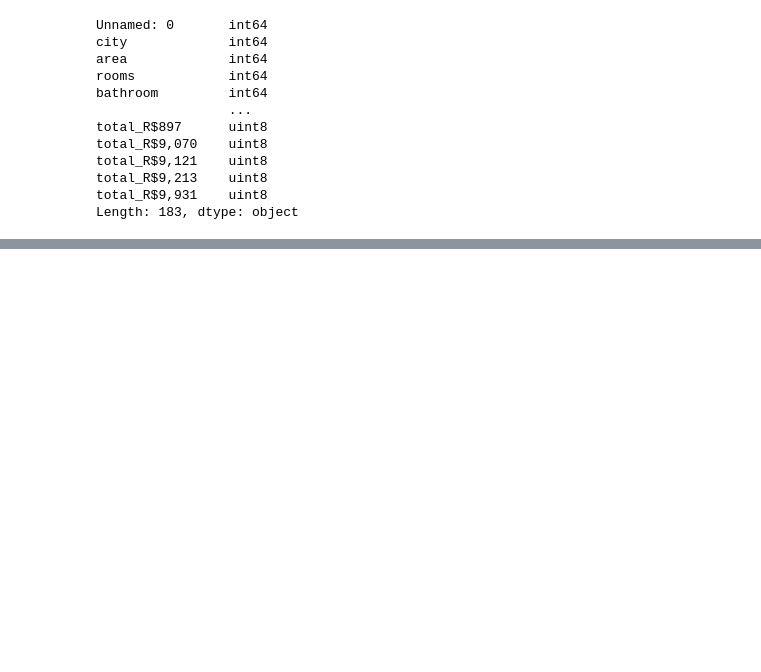
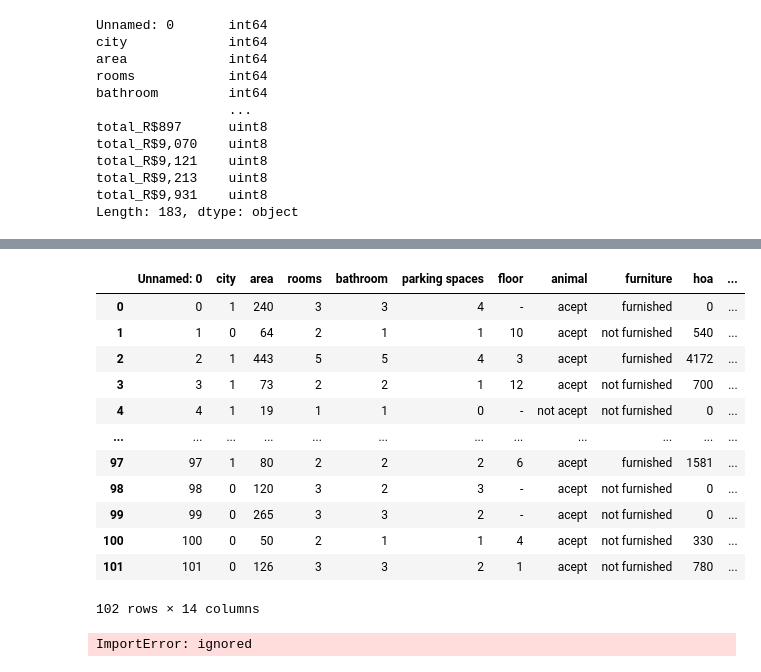
Before and after one commit to Gail529/Machine-Learning-, a Jupyter notebook: Untitled6.ipynb, the cells around one changed output, grey strips where cells are left out. Cells and saved outputs as stored; diff of their text form; code cells hidden in the pictures; blank space fills up the shorter version.

```diff
--- a/Untitled6.ipynb
+++ b/Untitled6.ipynb
@@ -32,0 +120,4 @@ data=pd.get_dummies( data , columns=['total'])
+# %%
+data['rent amount']=data['rent amount'].replace({'R':'','\$':'',',':''},regex=True)
+# %%
+data['property tax']=data['property tax'].replace({'R':'','\$':'',',':''},regex=True)
@@ -32,0 +128,23 @@ data=pd.get_dummies( data , columns=['total'])
+# %%
+data.dropna(axis=0)
+# %% [output]
+|  | Unnamed: 0 | city | area | rooms | bathroom | parking spaces | floor | animal | furniture | hoa | ... |
+| 0 | 0 | 1 | 240 | 3 | 3 | 4 | - | acept | furnished | 0 | ... |
+| 1 | 1 | 0 | 64 | 2 | 1 | 1 | 10 | acept | not furnished | 540 | ... |
+| 2 | 2 | 1 | 443 | 5 | 5 | 4 | 3 | acept | furnished | 4172 | ... |
+| 3 | 3 | 1 | 73 | 2 | 2 | 1 | 12 | acept | not furnished | 700 | ... |
+| 4 | 4 | 1 | 19 | 1 | 1 | 0 | - | not acept | not furnished | 0 | ... |
+| ... | ... | ... | ... | ... | ... | ... | ... | ... | ... | ... | ... |
+| 97 | 97 | 1 | 80 | 2 | 2 | 2 | 6 | acept | furnished | 1581 | ... |
+| 98 | 98 | 0 | 120 | 3 | 2 | 3 | - | acept | not furnished | 0 | ... |
+| 99 | 99 | 0 | 265 | 3 | 3 | 2 | - | acept | not furnished | 0 | ... |
+| 100 | 100 | 0 | 50 | 2 | 1 | 1 | 4 | acept | not furnished | 330 | ... |
+| 101 | 101 | 0 | 126 | 3 | 3 | 2 | 1 | acept | not furnished | 780 | ... |
+102 rows × 14 columns
+# %%
+from sklearn.preprocessing import Imputer
+imputer=Imputer(missing_values="-",strategy="mean",axis=0)
+imputer=imputer.fit(data.iloc[:,1:7])
+imputer=imputer.transform
+# %% [output]
+ImportError: ignored
```
Also changed, not shown: parts of 23 cells of this notebook.
